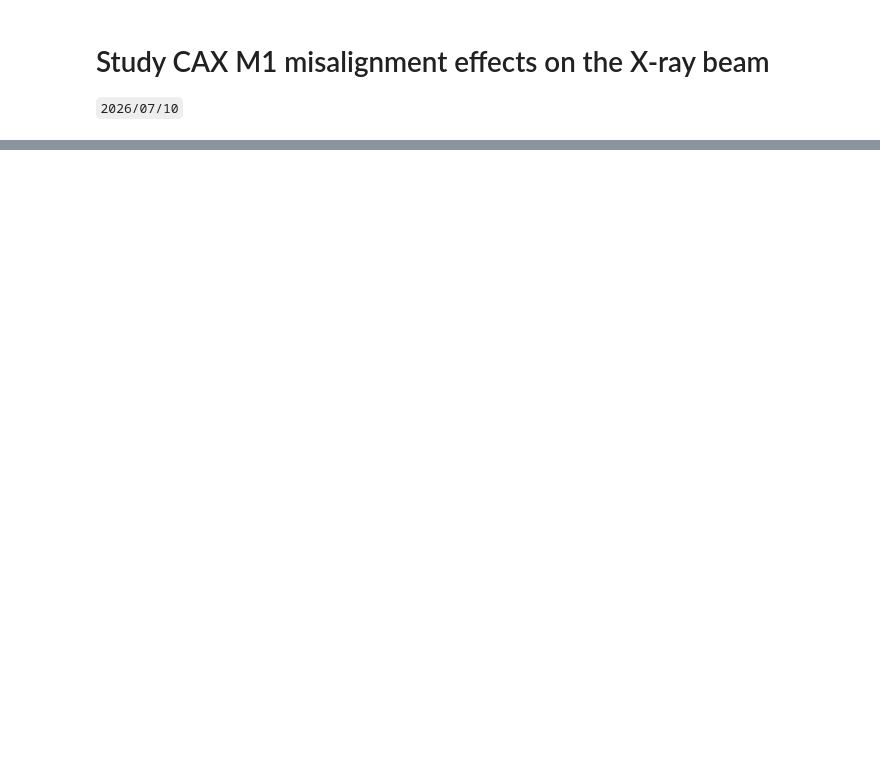
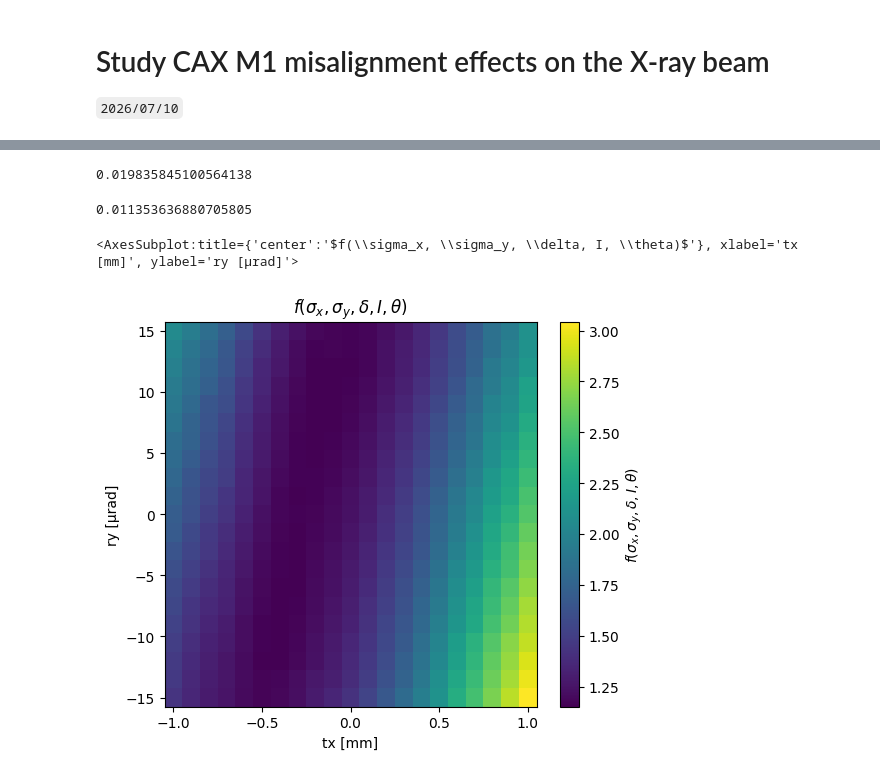
Before and after one commit to amici-lnls/cax-control, a Jupyter notebook: notebooks/cax_misalignments.ipynb, the cells around one changed output, grey strips where cells are left out. Drawn from its saved outputs; the diff is of its cells as text; code cells hidden in the pictures; blank space fills up the shorter version.

```diff
--- a/notebooks/cax_misalignments.ipynb
+++ b/notebooks/cax_misalignments.ipynb
@@ -275,0 +417,4 @@ plt.imshow(cax.dvf_B1.image.img)
+# %%
+data['astig'] = np.abs(data['astig'])
+# %%
+data['astigmatism'] = data['astig']
@@ -275,0 +423,5 @@ plt.imshow(cax.dvf_B1.image.img)
+# %%
+def objective_func1(data):
+    return (data['sigma_x']*1000/(19.9))**2 + (data['sigma_y']*1000/(11.5))**2 \
+         + (data['astigmatism']/500)**2 + (data['theta']/np.deg2rad(1))**2 \
+         - (data['peak']/50)**2
@@ -276,2 +431,2 @@ plt.imshow(cax.dvf_B1.image.img)
 # %%
-objective = np.sqrt(data['fwhmx']**2 + data['fwhmy']**2 + np.abs(data['astig'])**2)
+objective1 = objective_func1(data)
@@ -278,2 +435,13 @@ objective = np.sqrt(data['fwhmx']**2 + data['fwhmy']**2 + np.abs(data['astig'])*
+# %%
+np.min(data['sigma_x'])
+# %% [output]
+0.019835845100564138
+# %%
+np.min(data['sigma_y'])
+# %% [output]
+0.011353636880705805
 # %%
-plot_scan(tx_vals, ry_vals, objective, "$\\sqrt{\\mathrm{FWHM}_x^2 + \\mathrm{FWHM}_x^2 + |d|^2}$")
+plot_scan(tx_vals, ry_vals, objective1, "$f(\\sigma_x, \\sigma_y, \\delta, I, \\theta)$")
+# %% [output]
+<AxesSubplot:title={'center':'$f(\\sigma_x, \\sigma_y, \\delta, I, \\theta)$'}, xlabel='tx [mm]', ylabel='ry [μrad]'>
+[figure, added]
```
Also changed, not shown: parts of 23 cells of this notebook, 3 other files.
